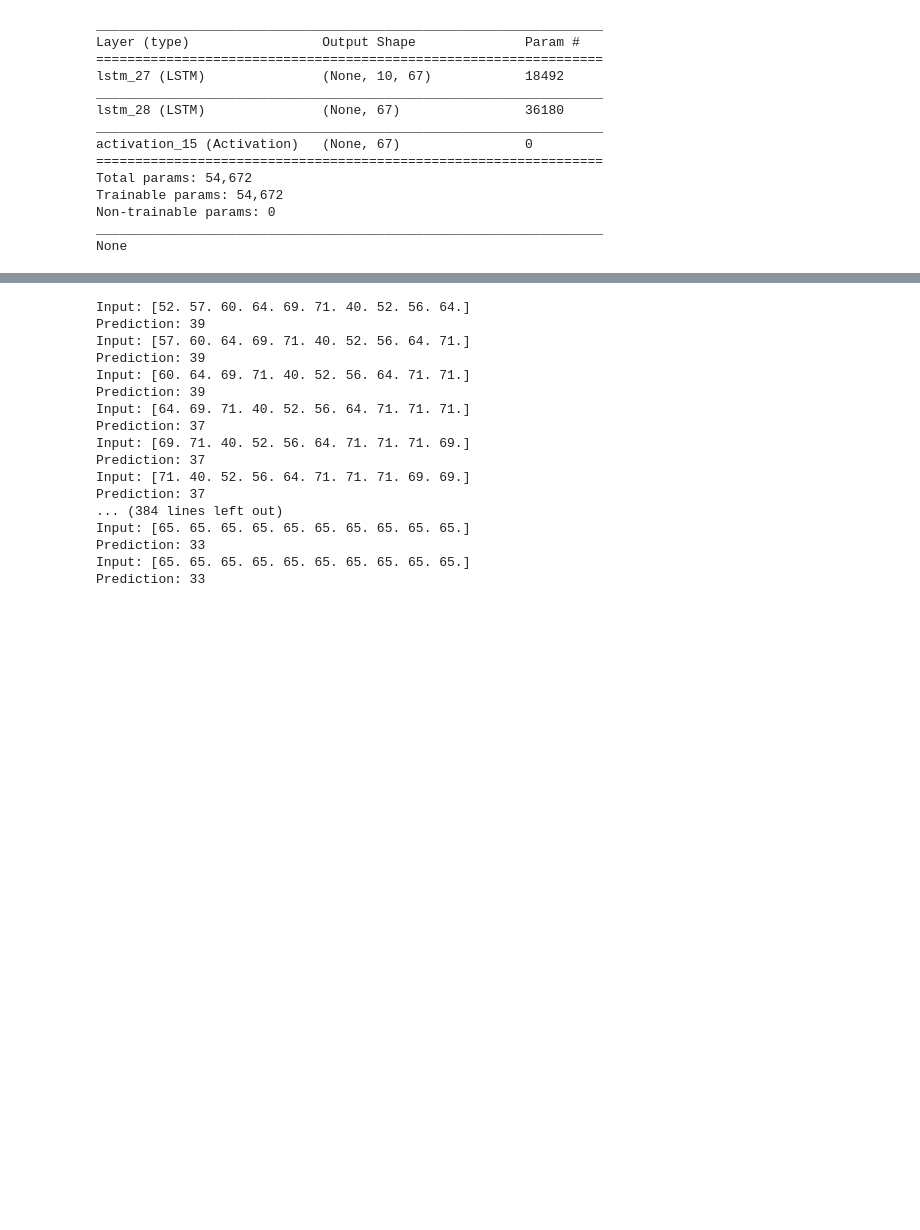
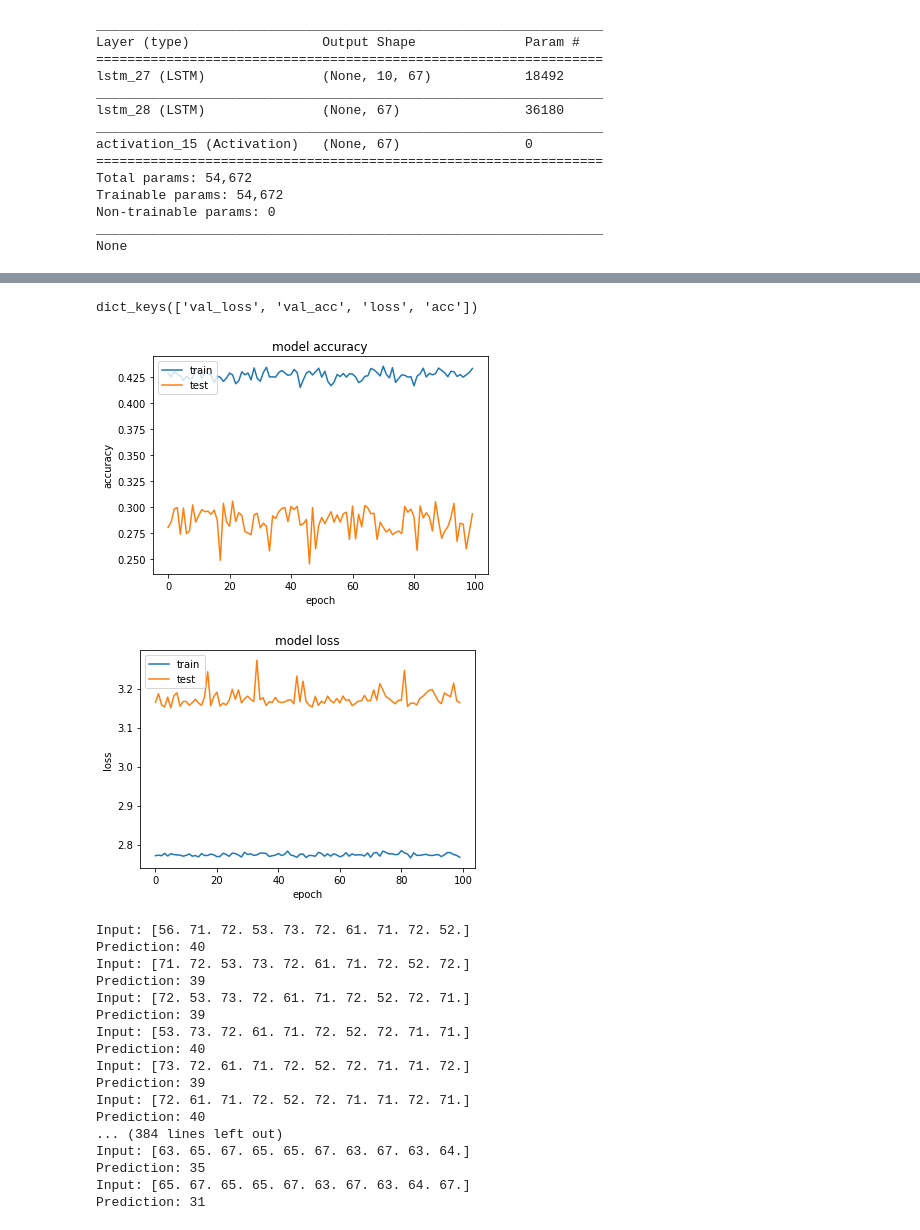
Before and after one commit to GraceJohnson/cs229-final-project, a Jupyter notebook: LSTM.ipynb, the cells around one changed output, grey strips where cells are left out. Cells and saved outputs as stored; diff of their text form; code cells hidden in the pictures; blank space fills up the shorter version.

```diff
--- a/LSTM.ipynb
+++ b/LSTM.ipynb
@@ -116,11 +157,14 @@ None
 # %%
-filepath = "./weights/weights-improvement-{epoch:02d}-{loss:.4f}-bigger.hdf5"
+filepath = "./weights/2LSTM-{epoch:02d}-{loss:.4f}.hdf5"
 checkpoint = ModelCheckpoint(
     filepath, monitor='loss',
     verbose=0,
     save_best_only=True,
     mode='min'
 )
-callbacks_list = [checkpoint]
-model.fit(X.reshape(9976, 10,1), Y, validation_split=0.33,epochs=200, batch_size=64, callbacks=callbacks_list)
+
+plot = live_plot()
+
+callbacks_list = [checkpoint, plot]
+fit_data = model.fit(X.reshape(9976, 10,1), Y, validation_split=0.20,epochs=100, batch_size=64, callbacks=callbacks_list)
 # %% [output]
@@ -144,3 +188,27 @@ Epoch 183/200
+# %%
+import matplotlib.pyplot as plt
+
+print(fit_data.history.keys())
+# summarize history for accuracy
+plt.plot(fit_data.history['acc'])
+plt.plot(fit_data.history['val_acc'])
+plt.title('model accuracy')
+plt.ylabel('accuracy')
+plt.xlabel('epoch')
+plt.legend(['train', 'test'], loc='upper left')
+plt.show()
+# summarize history for loss
+plt.plot(fit_data.history['loss'])
+plt.plot(fit_data.history['val_loss'])
+plt.title('model loss')
+plt.ylabel('loss')
+plt.xlabel('epoch')
+plt.legend(['train', 'test'], loc='upper left')
+plt.show()
+# %% [output]
+dict_keys(['val_loss', 'val_acc', 'loss', 'acc'])
+[figure, added]
+[figure, added]
 # %%
 #Generate 200 notes
 
@@ -152,28 +220,28 @@ predicted_notes[0:input_length] = init
 
 for note_index in range(200):
     x = predicted_notes[note_index:note_index + input_length]
-    print('Input: {}'.format(x))
+    #print('Input: {}'.format(x))
     prediction = model.predict(x.reshape(1,10,1))
-    print('Prediction: {}'.format(np.argmax(prediction)))
+    #print('Prediction: {}'.format(np.argmax(prediction)))
     predicted_notes[note_index + input_length] = sorted_notes[np.argmax(prediction)]
 # %% [output]
-Input: [52. 57. 60. 64. 69. 71. 40. 52. 56. 64.]
+Input: [56. 71. 72. 53. 73. 72. 61. 71. 72. 52.]
+Prediction: 40
+Input: [71. 72. 53. 73. 72. 61. 71. 72. 52. 72.]
 Prediction: 39
-Input: [57. 60. 64. 69. 71. 40. 52. 56. 64. 71.]
+Input: [72. 53. 73. 72. 61. 71. 72. 52. 72. 71.]
 Prediction: 39
-Input: [60. 64. 69. 71. 40. 52. 56. 64. 71. 71.]
+Input: [53. 73. 72. 61. 71. 72. 52. 72. 71. 71.]
+Prediction: 40
+Input: [73. 72. 61. 71. 72. 52. 72. 71. 71. 72.]
 Prediction: 39
-Input: [64. 69. 71. 40. 52. 56. 64. 71. 71. 71.]
-Prediction: 37
-Input: [69. 71. 40. 52. 56. 64. 71. 71. 71. 69.]
-Prediction: 37
-Input: [71. 40. 52. 56. 64. 71. 71. 71. 69. 69.]
-Prediction: 37
+Input: [72. 61. 71. 72. 52. 72. 71. 71. 72. 71.]
+Prediction: 40
 ... (384 lines left out)
-Input: [65. 65. 65. 65. 65. 65. 65. 65. 65. 65.]
-Prediction: 33
-Input: [65. 65. 65. 65. 65. 65. 65. 65. 65. 65.]
-Prediction: 33
+Input: [63. 65. 67. 65. 65. 67. 63. 67. 63. 64.]
+Prediction: 35
+Input: [65. 67. 65. 65. 67. 63. 67. 63. 64. 67.]
+Prediction: 31
 # %%
 predicted_notes
 # %% [output]
```
Also changed, not shown: parts of 6 cells of this notebook.
